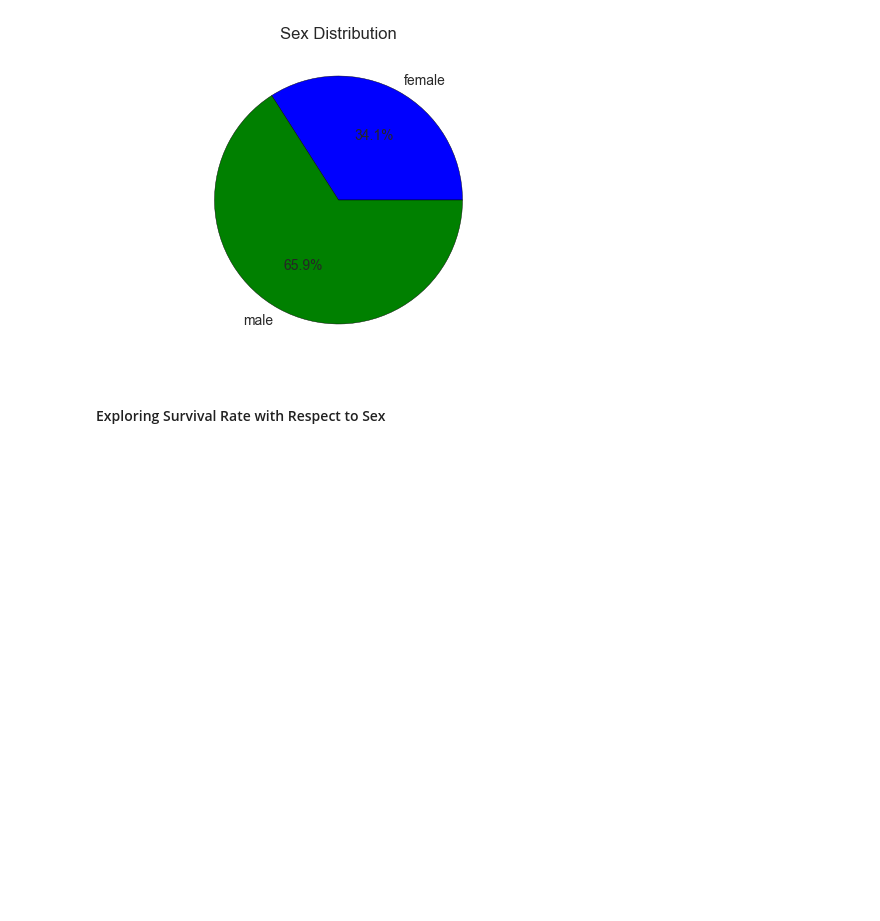
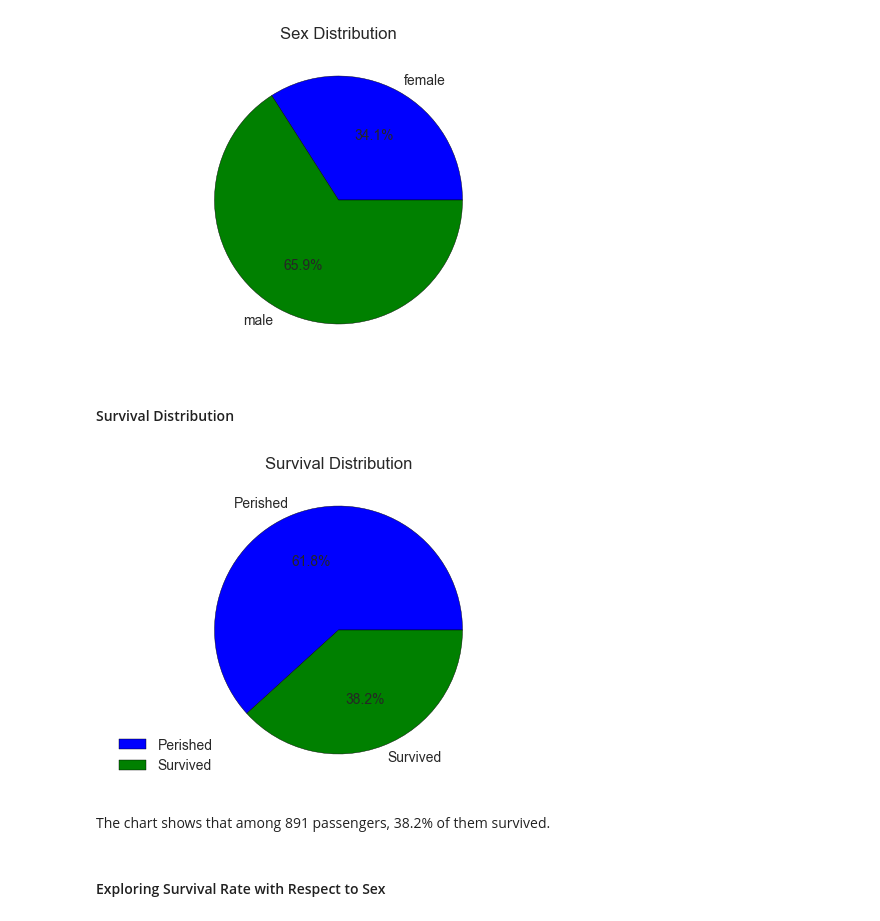
Before and after one commit to linhtrieu92/Titanic, a Jupyter notebook: Project 2/Titanic.ipynb, the cells around one changed output. Drawn from its saved outputs; the diff is of its cells as text; code cells hidden in the pictures; blank space fills up the shorter version.

```diff
--- a/Project 2/Titanic.ipynb
+++ b/Project 2/Titanic.ipynb
@@ -204,6 +206,23 @@ plt.title("Sex Distribution")
 plt.show()
 # %% [output]
 [figure]
+# %% [markdown]
+#### Survival Distribution
+# %%
+s11=df_titanic.groupby(['Survived']).sum().stack()
+temp=s11.unstack()
+type(temp)
+x_list = temp['PassengerId']
+labels = ['Perished', 'Survived']
+plt.axis("equal")
+plt.pie(x_list,labels=labels,autopct="%1.1f%%")
+plt.title("Survival Distribution")
+plt.legend(loc='best')
+plt.show()
+# %% [output]
+[figure, added]
+# %% [markdown]
+The chart shows that among 891 passengers, 38.2% of them survived.
 # %% [markdown]
 #### Exploring Survival Rate with Respect to Sex
 # %%
```
Also changed, not shown: parts of 6 cells of this notebook.
